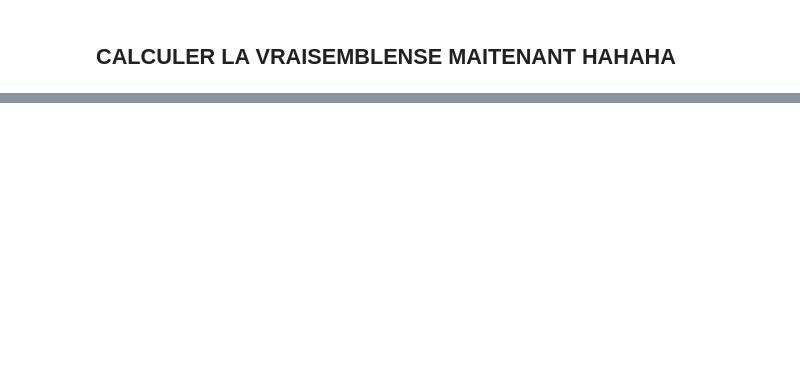
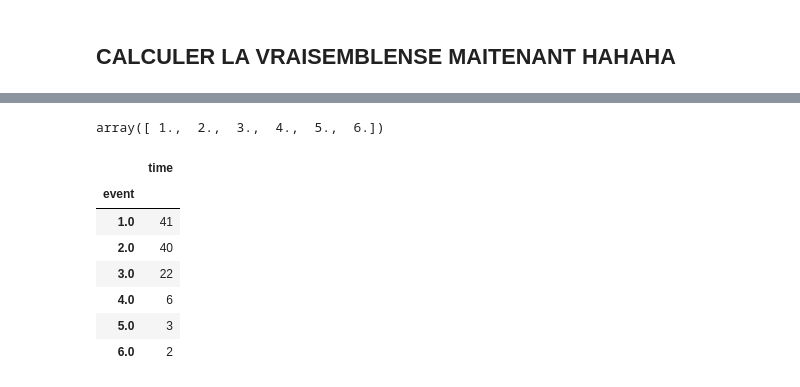
Before and after one commit to mok33/GMEs_experiments, a Jupyter notebook: Poissons-Nets.ipynb, the cells around one changed output, grey strips where cells are left out. Drawn from its saved outputs; the diff is of its cells as text; code cells hidden in the pictures; blank space fills up the shorter version.

```diff
--- a/Poissons-Nets.ipynb
+++ b/Poissons-Nets.ipynb
@@ -536,2 +512,6 @@ sampled_data
 # %% [markdown]
 ## CALCULER LA VRAISEMBLENSE MAITENANT HAHAHA
+# %%
+sampled_data['event'] = sampled_data['event'].apply(ord)
+# %%
+parent_count_of_A = sampled_data[sampled_data['event'] == ord('B')].rolling('1S', closed='both').count()
@@ -537,0 +530,8 @@ sampled_data
+# %%
+parent_count_of_A['event'].unique()
+# %% [output]
+array([ 1.,  2.,  3.,  4.,  5.,  6.])
+# %%
+parent_count_of_A.reset_index(inplace=True)
+# %%
+parent_count_of_A['time'] = parent_count_of_A['time'].dt.total_seconds()
@@ -537,0 +542,11 @@ sampled_data
+# %%
+parent_count_of_A.groupby('event').count()
+# %% [output]
+|  | time |
+| event |  |
+| 1.0 | 41 |
+| 2.0 | 40 |
+| 3.0 | 22 |
+| 4.0 | 6 |
+| 5.0 | 3 |
+| 6.0 | 2 |
```
Also changed, not shown: parts of 24 cells of this notebook.
